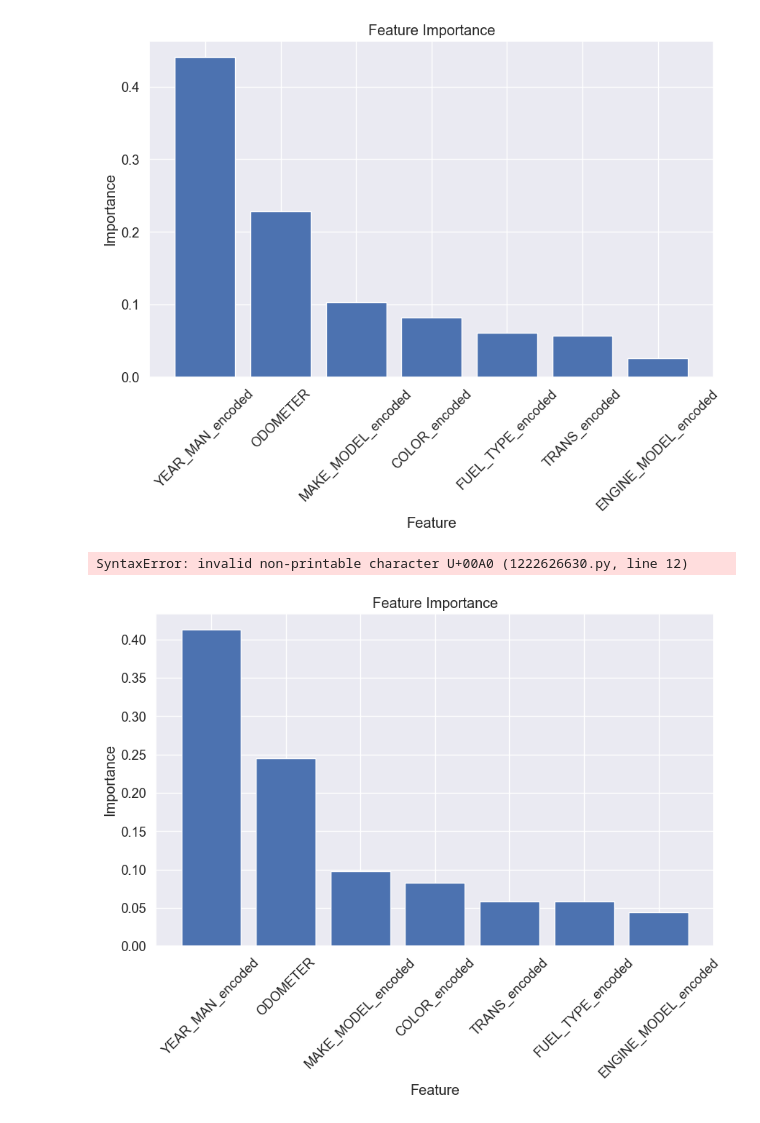
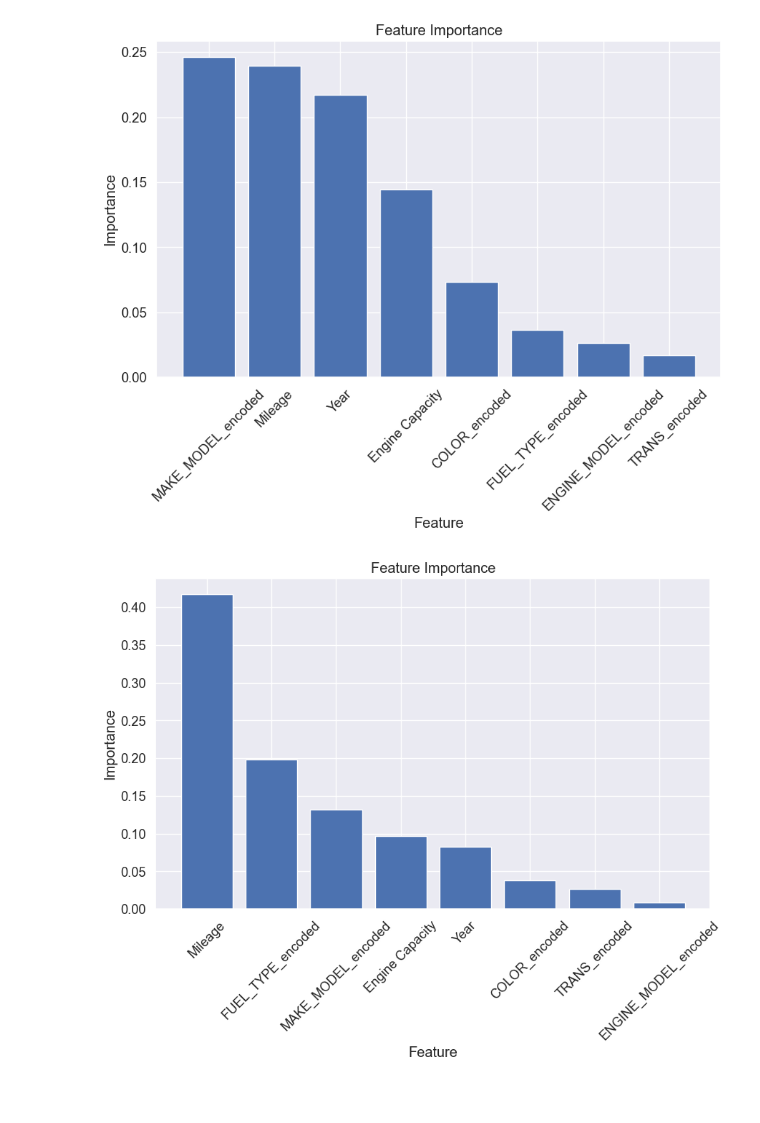
Before and after one commit to Sneha-acacia/Vehicle-Valuation, a Jupyter notebook: Notebook/Data_exploration.ipynb, the cells around one changed output. Cells and saved outputs as stored; diff of their text form; code cells hidden in the pictures; blank space fills up the shorter version.

```diff
--- a/Notebook/Data_exploration.ipynb
+++ b/Notebook/Data_exploration.ipynb
@@ -168,24 +239,24 @@ Length: 87, dtype: int64
 # %%
 
 from sklearn.preprocessing import LabelEncoder
-df=pd.DataFrame(filtered_valuation)
+df=pd.DataFrame(valuation_data)
 columns_to_encode=['COLOR','FUEL_TYPE','YEAR_MAN','TRANS','COUNTRY','MAKE_MODEL']
 #encoder = OneHotEncoder()
 
 le = LabelEncoder()
-filtered_valuation['COLOR_encoded'] = le.fit_transform(filtered_valuation['COLOR'])
-filtered_valuation['FUEL_TYPE_encoded'] = le.fit_transform(filtered_valuation['FUEL_TYPE'])
-filtered_valuation['YEAR_MAN_encoded'] = le.fit_transform(filtered_valuation['YEAR_MAN'])
-filtered_valuation['TRANS_encoded'] = le.fit_transform(filtered_valuation['TRANS'])
-filtered_valuation['COUNTRY_encoded'] = le.fit_transform(filtered_valuation['COUNTRY'])
-filtered_valuation['MAKE_MODEL_encoded'] = le.fit_transform(filtered_valuation['MAKE_MODEL'])
-filtered_valuation['ENGINE_MODEL_encoded'] = le.fit_transform(filtered_valuation['ENGINE_MODEL'])
+valuation_data['COLOR_encoded'] = le.fit_transform(valuation_data['COLOR'])
+valuation_data['FUEL_TYPE_encoded'] = le.fit_transform(valuation_data['FUEL_TYPE'])
+#valuation_data['YEAR_MAN_encoded'] = le.fit_transform(valuation_data['Year'])
+valuation_data['TRANS_encoded'] = le.fit_transform(valuation_data['Transmission'])
+valuation_data['COUNTRY_encoded'] = le.fit_transform(valuation_data['COUNTRY'])
+valuation_data['MAKE_MODEL_encoded'] = le.fit_transform(valuation_data['MAKE_MODEL'])
+valuation_data['ENGINE_MODEL_encoded'] = le.fit_transform(valuation_data['Vehicle Type'])
 #encoded_data = encoder.fit_transform(df[columns_to_encode])
 #df=filtered_valuation[['COLOR','FUEL_TYPE','YEAR_MAN','TRANS','COUNTRY','MAKE_MODEL']]
 #df_encoded=pd.concat([df.drop(columns_to_encode, axis=1), pd.DataFrame(encoded_data, columns=encoder.get_feature_names_out())], axis=1)
 
-print(filtered_valuation['FUEL_TYPE_encoded'])
-final_data=filtered_valuation[['ODOMETER','COLOR','YEAR_MAN','TRANS','ENGINE','GENERAL','EST_COST','FORCE_COST','ACTUAL_COST','STATUS','COUNTRY','ENGINE_MODEL','FUEL_TYPE','MAKE_MODEL','BUSINESS_SOURCE',
-'COLOR_encoded','FUEL_TYPE_encoded','ENGINE_MODEL_encoded','YEAR_MAN_encoded','TRANS_encoded','COUNTRY_encoded','MAKE_MODEL_encoded','difference_principle_valuations','difference_forced_valuations']]
-print(final_data.dropna())
+#print(valuation_data['FUEL_TYPE_encoded'])
+final_data=valuation_data[['RegNo','Mileage','COLOR','Year','VIN','Vehicle Type','FUEL_TYPE','Transmission','Engine Capacity','MAKE_MODEL','Principal Forced Sale Value','Principal Market Value','COUNTRY',
+'COLOR_encoded','FUEL_TYPE_encoded','ENGINE_MODEL_encoded','TRANS_encoded','COUNTRY_encoded','MAKE_MODEL_encoded']]
+print(final_data.head(5))
 # %% [output]
@@ -226,8 +280,9 @@ See the caveats in the documentation: https://pandas.pydata.org/pandas-docs/stab
 # %%
-import pandas as pd
+
 from sklearn.preprocessing import StandardScaler
 
-corelate_data=final_data[['ODOMETER','COLOR_encoded','FUEL_TYPE_encoded','ENGINE_MODEL_encoded','YEAR_MAN_encoded','TRANS_encoded','MAKE_MODEL_encoded','difference_principle_valuations','difference_forced_valuations','FORCE_COST','ACTUAL_COST','EST_COST']]
+corelate_data=final_data[['Mileage','Year','Engine Capacity','Principal Forced Sale Value','Principal Market Value',
+'COLOR_encoded','FUEL_TYPE_encoded','ENGINE_MODEL_encoded','TRANS_encoded','COUNTRY_encoded','MAKE_MODEL_encoded']]
 #print(corelate_data.dtypes)
 scaler = StandardScaler()
 
@@ -237,7 +292,3 @@ standardized_data = scaler.fit_transform(corelate_data)
 # Convert back to DataFrame
 standardized_df = pd.DataFrame(standardized_data, columns=corelate_data.columns)
 # Create an instance of StandardScaler
-# %%
-sns.set(rc={'figure.figsize':(5, 4)})
-sns.distplot(corelate_data['FORCE_COST'], bins=30)
-plt.show()
@@ -279,57 +331,40 @@ plt.show()
 # %%
 # Separate features and target variable
-X = corelate_data[['ODOMETER','COLOR_encoded','FUEL_TYPE_encoded','ENGINE_MODEL_encoded','YEAR_MAN_encoded','TRANS_encoded','MAKE_MODEL_encoded']]
-y = corelate_data['ACTUAL_COST']
+mask=corelate_data['Principal Market Value'].notnull()
+corelate_data=corelate_data[mask]
+X = corelate_data[['Mileage','Engine Capacity','COLOR_encoded','FUEL_TYPE_encoded','ENGINE_MODEL_encoded','Year','TRANS_encoded','MAKE_MODEL_encoded']]
+y = corelate_data['Principal Market Value']
 
 # Initialize a Random Forest Regressor
 rf = RandomForestRegressor(n_estimators=100, random_state=42)
 
 # Fit the model
 rf.fit(X, y)
 
 # Get feature importances
 feature_importances = rf.feature_importances_
 
 # Create a DataFrame to visualize feature importances
 feature_importance_df = pd.DataFrame({'Feature': X.columns, 'Importance': feature_importances})
 
 # Sort the DataFrame by importance
 feature_importance_df = feature_importance_df.sort_values(by='Importance', ascending=False)
 
 # Plot the feature importances
 plt.figure(figsize=(10, 6))
 plt.bar(feature_importance_df['Feature'], feature_importance_df['Importance'])
 plt.xlabel('Feature')
 plt.ylabel('Importance')
 plt.title('Feature Importance')
 plt.xticks(rotation=45)
 plt.show()
 # %% [output]
-[figure, old version]
+[figure, new version]
-# %%
-from sklearn.ensemble import RandomForestRegressor
-from sklearn.feature_selection import SelectFromModel
-# Split into features and target
-X = filtered_valuation.drop('target_column', axis=1)
-y = filtered_valuation['target_column']
-rf = RandomForestRegressor(n_estimators=100, random_state=42)
-
-# Fit the model
-rf.fit(X, y)
-
-# Get feature importances
-feature_importances = rf.feature_importances_
-
-
-# Select features based on a threshold
-selector = SelectFromModel(rf, threshold='median')
-X_selected = selector.fit_transform(X, y)
-# %% [output]
-SyntaxError: invalid non-printable character U+00A0 (1222626630.py, line 12)
 # %%
-X = corelate_data[['ODOMETER','COLOR_encoded','FUEL_TYPE_encoded','ENGINE_MODEL_encoded','YEAR_MAN_encoded','TRANS_encoded','MAKE_MODEL_encoded',]]
-y = corelate_data['FORCE_COST']
-
+mask=corelate_data['Principal Forced Sale Value'].notnull()
+corelate_data=corelate_data[mask]
+X = corelate_data[['Mileage','Engine Capacity','COLOR_encoded','FUEL_TYPE_encoded','ENGINE_MODEL_encoded','Year','TRANS_encoded','MAKE_MODEL_encoded']]
+y = corelate_data['Principal Forced Sale Value']
 # Initialize a Random Forest Regressor
 rf = RandomForestRegressor(n_estimators=100, random_state=42)
 
@@ -354,7 +389,7 @@ plt.title('Feature Importance')
 plt.xticks(rotation=45)
 plt.show()
 # %% [output]
-[figure, old version]
+[figure, new version]
 # %%
 print(feature_importance_df)
 # %% [output]
```
Also changed, not shown: parts of 18 cells of this notebook.
